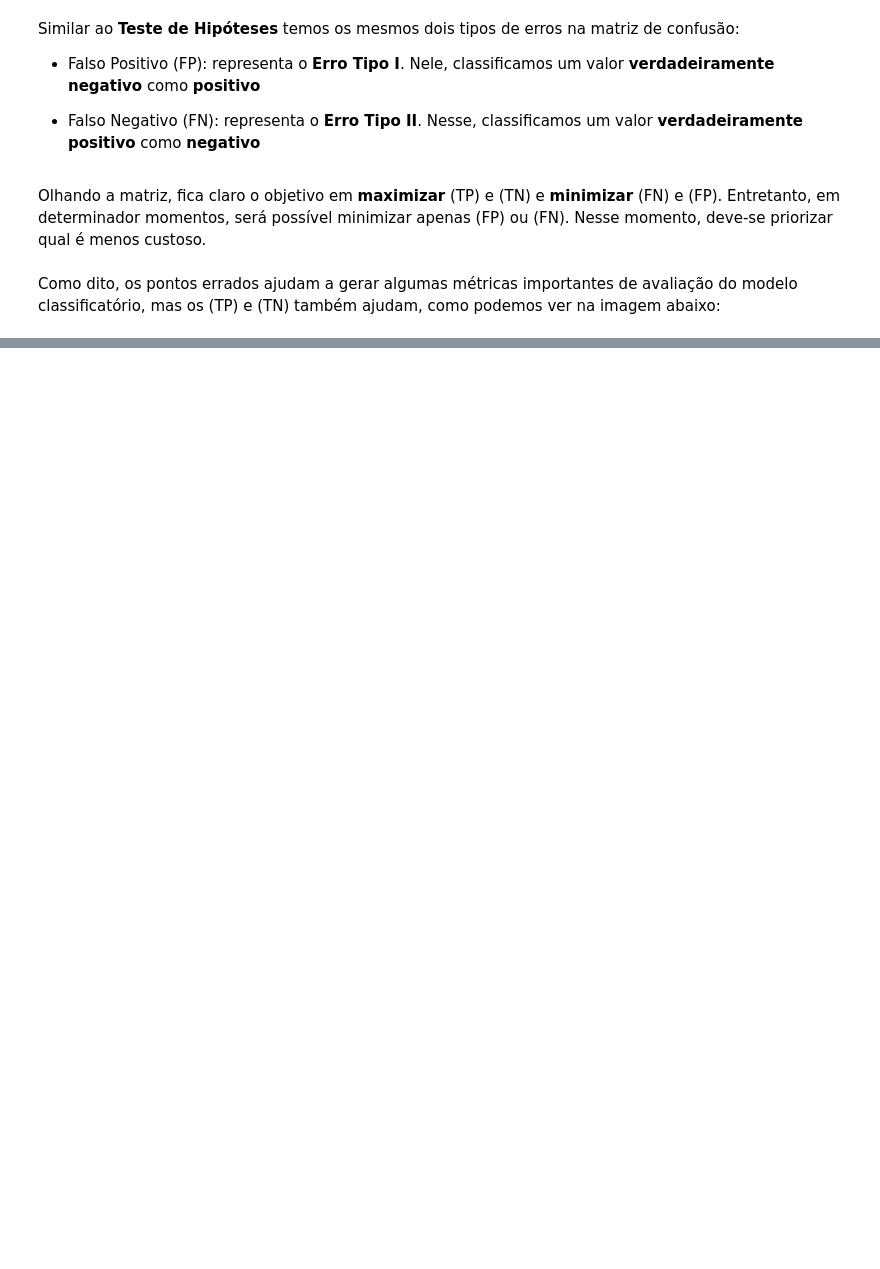
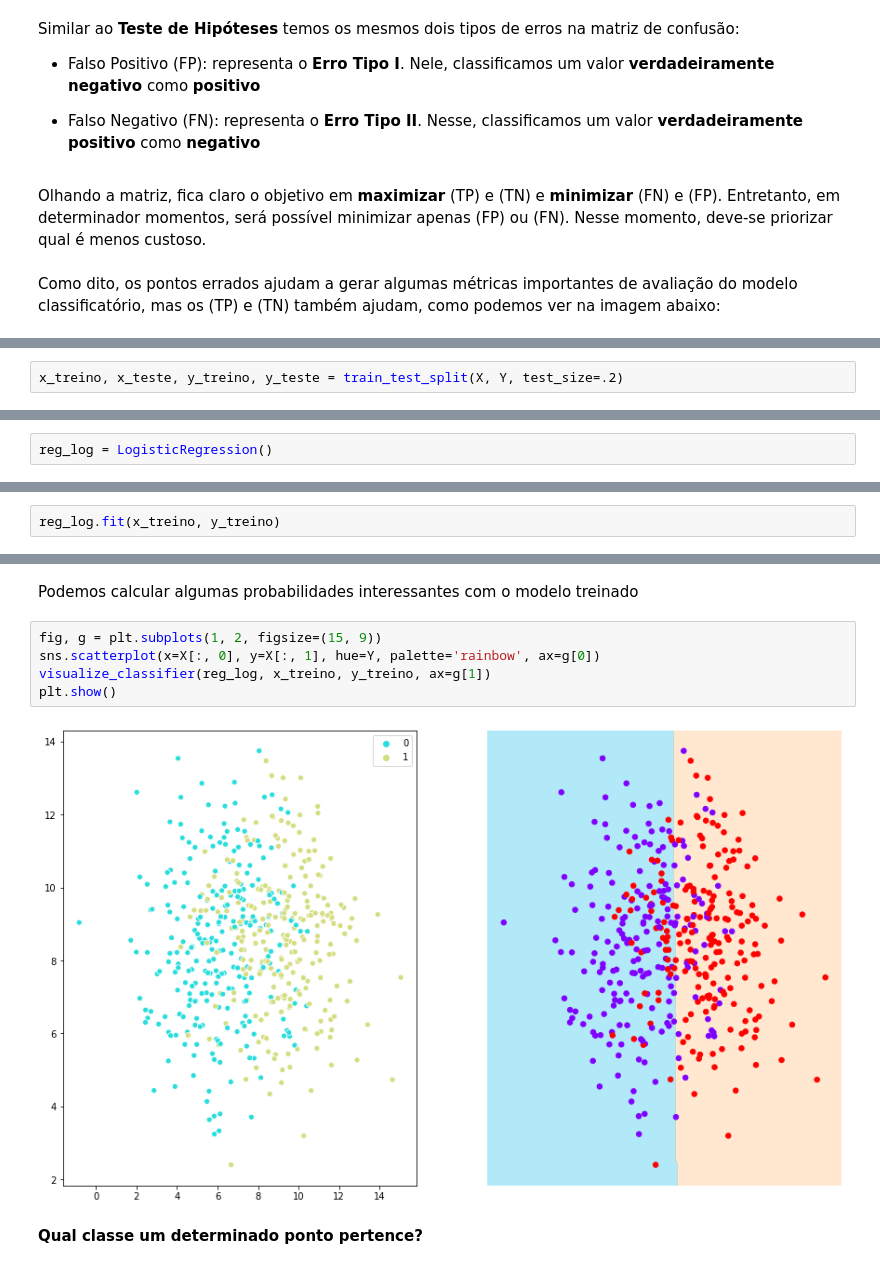
Before and after one commit to mikaelcordeiro/semanas, a Jupyter notebook: semana9/semana_9.ipynb, the cells around one changed output, grey strips where cells are left out. Saved outputs shown, nothing was run; the diff lists cells and outputs as text; blank space fills up the shorter version.

```diff
--- a/semana9/semana_9.ipynb
+++ b/semana9/semana_9.ipynb
@@ -40,0 +168,2 @@ Como dito, os pontos errados ajudam a gerar algumas métricas importantes de ava
+# %%
+x_treino, x_teste, y_treino, y_teste = train_test_split(X, Y, test_size=.2)
@@ -40,0 +194,2 @@ Como dito, os pontos errados ajudam a gerar algumas métricas importantes de ava
+# %%
+reg_log = LogisticRegression()
@@ -40,0 +198,2 @@ Como dito, os pontos errados ajudam a gerar algumas métricas importantes de ava
+# %%
+reg_log.fit(x_treino, y_treino)
@@ -40,0 +234,11 @@ Como dito, os pontos errados ajudam a gerar algumas métricas importantes de ava
+# %% [markdown]
+Podemos calcular algumas probabilidades interessantes com o modelo treinado
+# %%
+fig, g = plt.subplots(1, 2, figsize=(15, 9))
+sns.scatterplot(x=X[:, 0], y=X[:, 1], hue=Y, palette='rainbow', ax=g[0])
+visualize_classifier(reg_log, x_treino, y_treino, ax=g[1])
+plt.show()
+# %% [output]
+[figure, added]
+# %% [markdown]
+**Qual classe um determinado ponto pertence?**
```
Also changed, not shown: parts of 64 cells of this notebook.
